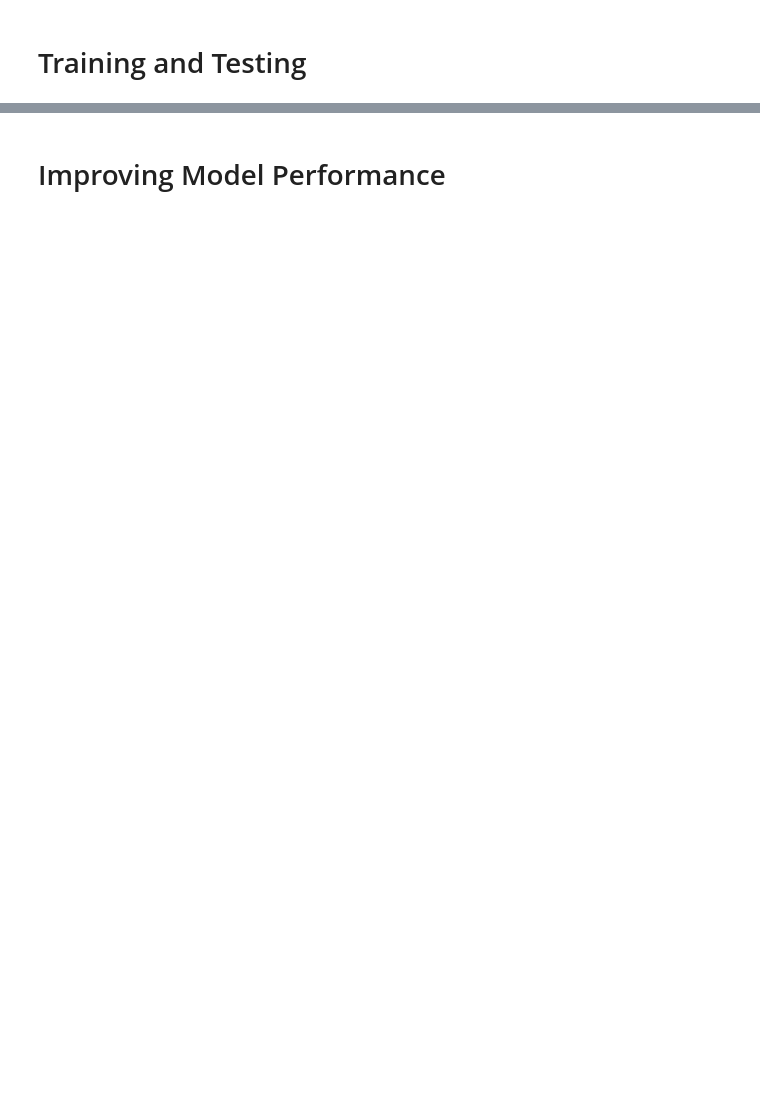
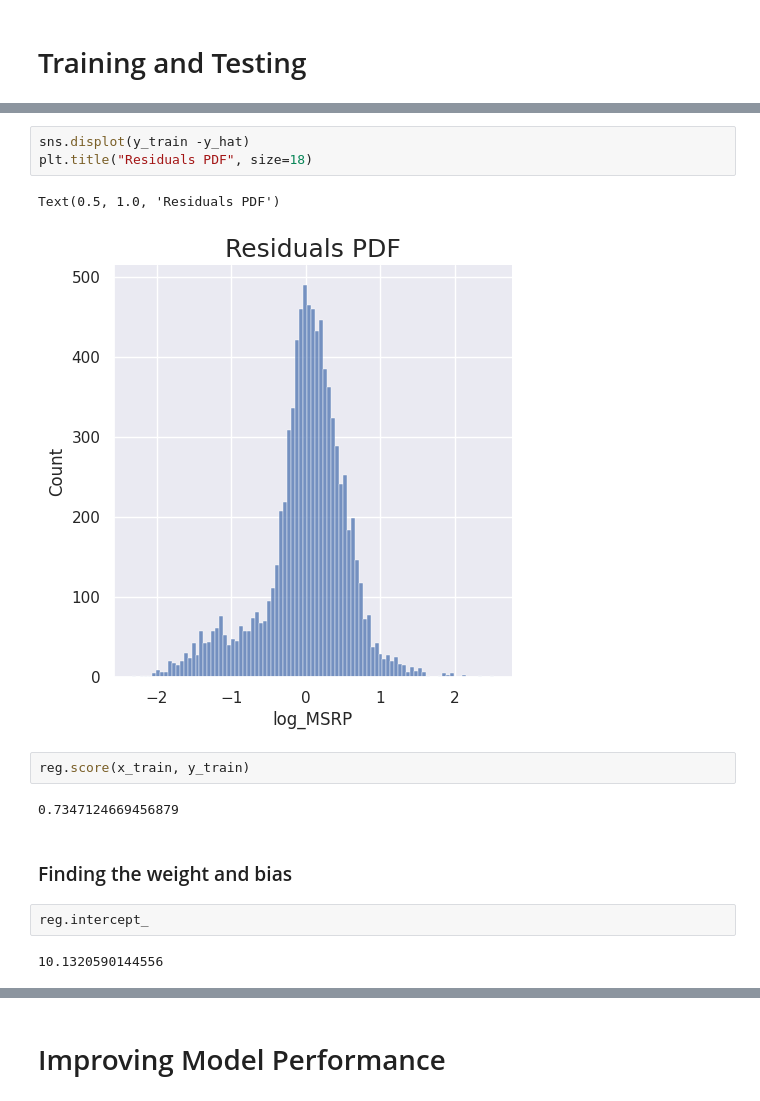
Before and after one commit to justinejoka/Scikit_learn_Car_Prediction, a Jupyter notebook: car-price-prediction-with-scikit-learn.ipynb, the cells around one changed output, grey strips where cells are left out. Cells and saved outputs as stored; diff of their text form; blank space fills up the shorter version.

```diff
--- a/car-price-prediction-with-scikit-learn.ipynb
+++ b/car-price-prediction-with-scikit-learn.ipynb
@@ -411,0 +522,16 @@ data_with_dummies.head()
+# %%
+sns.displot(y_train -y_hat)
+plt.title("Residuals PDF", size=18)
+# %% [output]
+Text(0.5, 1.0, 'Residuals PDF')
+[figure, added]
+# %%
+reg.score(x_train, y_train)
+# %% [output]
+0.7347124669456879
+# %% [markdown]
+### Finding the weight and bias
+# %%
+reg.intercept_
+# %% [output]
+10.1320590144556
```
Also changed, not shown: parts of 22 cells of this notebook.
